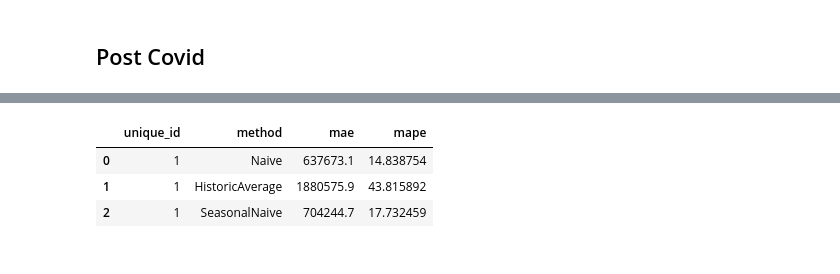
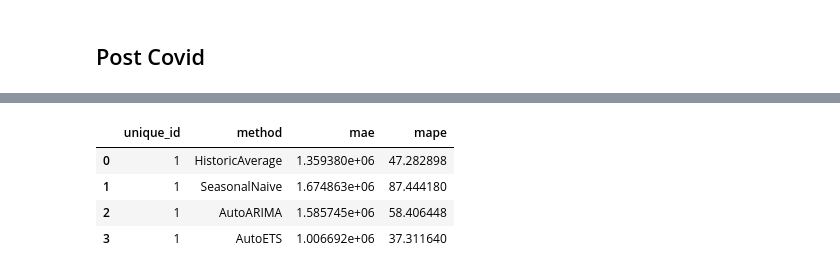
Before and after one commit to marcellinus-witarsah/us-air-passenger-forecast, a Jupyter notebook: notebooks/02-modelling-20240113.ipynb, the cells around one changed output, grey strips where cells are left out. Saved outputs shown, nothing was run; the diff lists cells and outputs as text; code cells hidden in the pictures.

Commit message:
perform crossvalidation for pre and post covid

```diff
--- a/notebooks/02-modelling-20240113.ipynb
+++ b/notebooks/02-modelling-20240113.ipynb
@@ -126,0 +129,23 @@ StatsForecast.plot(train_pre_covid[-50:], forecast)
+# %%
+uids = test_pre_covid.unique_id.unique()
+unique_ids = []
+methods = []
+maes = []
+mapes = []
+for method in models:
+    for uid in uids:
+        filtered_forecast = crossvalidation_df[crossvalidation_df['unique_id']==uid]
+
+        unique_ids.append(uid)
+        methods.append(method.__class__.__name__)
+        maes.append(mae(filtered_forecast['y'], filtered_forecast[method.__class__.__name__]))
+        mapes.append(mape(filtered_forecast['y'], filtered_forecast[method.__class__.__name__]))
+
+crossvalidation_eval_df = pd.DataFrame({
+    'unique_id': unique_ids,
+    'method': methods,
+    'mae': maes,
+    'mape': mapes
+})
+
+crossvalidation_eval_df
@@ -127,12 +158,13 @@ StatsForecast.plot(train_pre_covid[-50:], forecast)
 # %% [markdown]
 ## Post Covid
 # %%
-from statsforecast.models import Naive, HistoricAverage, SeasonalNaive
+from statsforecast.models import HistoricAverage, SeasonalNaive, AutoARIMA, AutoETS
 
 models = [
-    Naive(),
     HistoricAverage(),
     SeasonalNaive(season_length=12),
+    AutoARIMA(season_length=12),
+    AutoETS(season_length=12)
 ]
 
 sf = StatsForecast(
@@ -141,8 +173,14 @@ sf = StatsForecast(
     df=train_post_covid
 )
 
+# Perform Cross Validation
 start = time.time()
-sf.fit()
+crossvalidation_df = sf.cross_validation(
+    df = train_post_covid,
+    h = 12,
+    step_size = 12,
+    n_windows = 2
+).reset_index()
 end = time.time()
-print(f"Finished Fitting, took about {end-start:.2f} seconds")
+print(f"Finished Cross Validation, took about {end-start:.2f} seconds")
 # %% [output]
@@ -161,29 +197,29 @@ StatsForecast.plot(train_post_covid[-20:], forecast)
 # %%
 uids = test_post_covid.unique_id.unique()
 unique_ids = []
 methods = []
 maes = []
 mapes = []
 for method in models:
     for uid in uids:
-        filtered_test = test_post_covid[test_post_covid['unique_id']==uid]
-        filtered_forecast = forecast[forecast['unique_id']==uid]
+        filtered_forecast = crossvalidation_df[crossvalidation_df['unique_id']==uid]
 
         unique_ids.append(uid)
         methods.append(method.__class__.__name__)
-        maes.append(mae(filtered_test['y_test'], filtered_forecast[method.__class__.__name__]))
-        mapes.append(mape(filtered_test['y_test'], filtered_forecast[method.__class__.__name__]))
+        maes.append(mae(filtered_forecast['y'], filtered_forecast[method.__class__.__name__]))
+        mapes.append(mape(filtered_forecast['y'], filtered_forecast[method.__class__.__name__]))
 
 eval_df = pd.DataFrame({
     'unique_id': unique_ids,
     'method': methods,
     'mae': maes,
     'mape': mapes
 })
 
 eval_df
 # %% [output]
 |  | unique_id | method | mae | mape |
-| 0 | 1 | Naive | 637673.1 | 14.838754 |
-| 1 | 1 | HistoricAverage | 1880575.9 | 43.815892 |
-| 2 | 1 | SeasonalNaive | 704244.7 | 17.732459 |
+| 0 | 1 | HistoricAverage | 1.359380e+06 | 47.282898 |
+| 1 | 1 | SeasonalNaive | 1.674863e+06 | 87.444180 |
+| 2 | 1 | AutoARIMA | 1.585745e+06 | 58.406448 |
+| 3 | 1 | AutoETS | 1.006692e+06 | 37.311640 |
```
Also changed, not shown: parts of 12 cells of this notebook.
